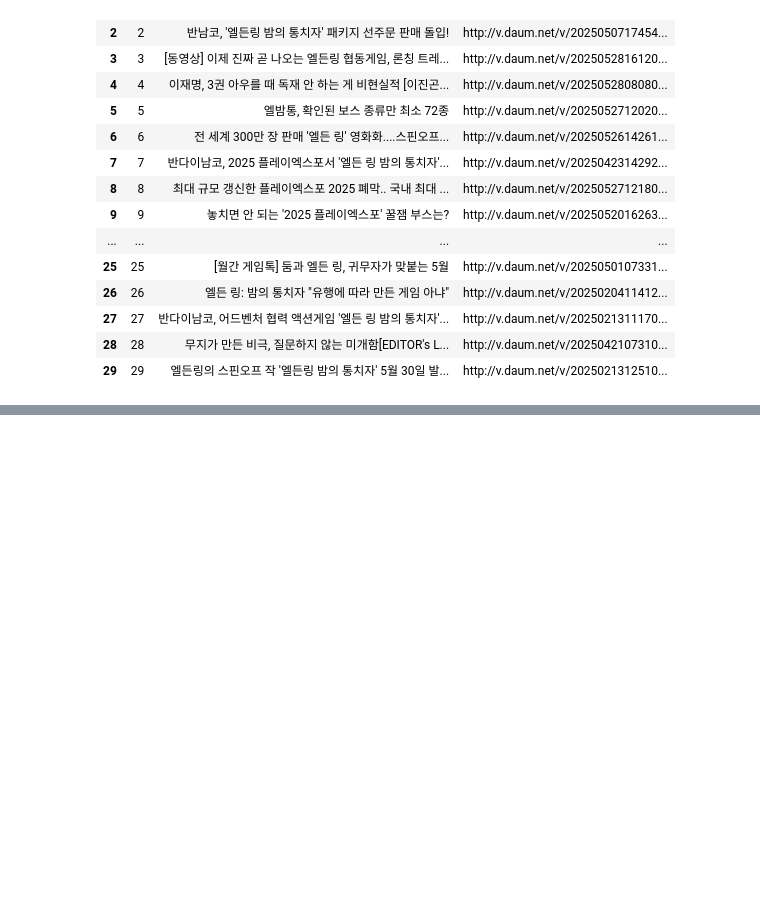
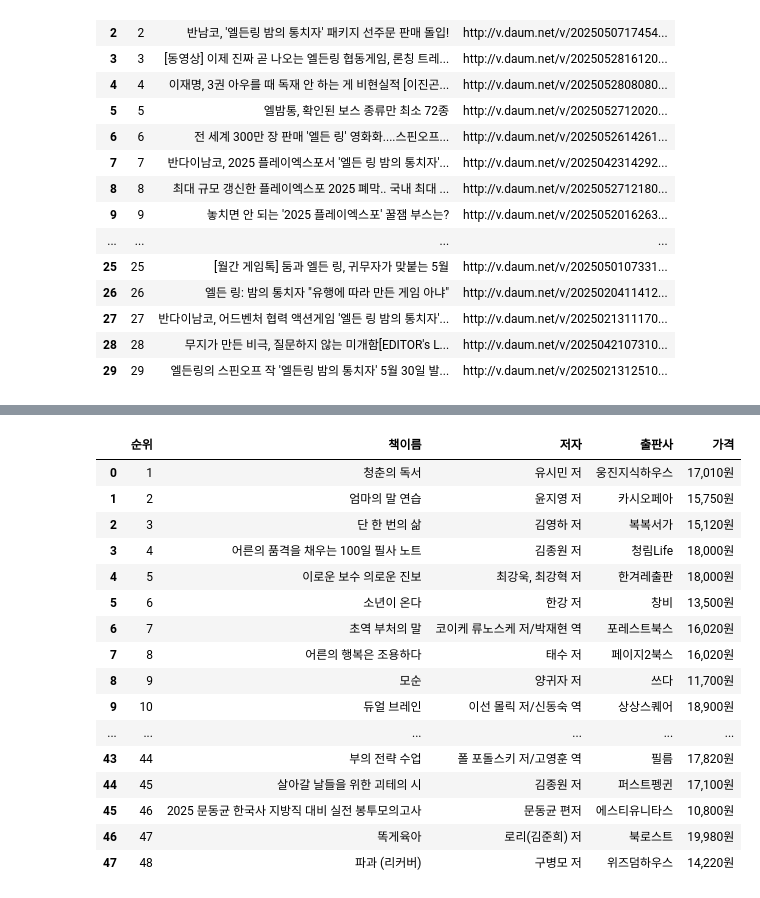
Before and after one commit to tangerineTaste/ai_x, a Jupyter notebook: source/01_python/ch14_웹데이터수집1_정적_공공api.ipynb, the cells around one changed output, grey strips where cells are left out. Drawn from its saved outputs; the diff is of its cells as text; code cells hidden in the pictures; blank space fills up the shorter version.

```diff
--- a/source/01_python/ch14_웹데이터수집1_정적_공공api.ipynb
+++ b/source/01_python/ch14_웹데이터수집1_정적_공공api.ipynb
@@ -455,0 +698,20 @@ pd.DataFrame(result1)
+# %%
+url = 'https://www.kma.go.kr/repositary/xml/fct/mon/img/fct_mon1rss_108_20250529.xml'
+response = urlopen(url)
+soup = BeautifulSoup(response, 'xml') # pip install lxml
+locals = soup.select('local_ta')
+items_list = []
+for local in locals:
+    local_ta_name = local.select_one('local_ta_name').text
+    week1_normalYear = local.select_one('week1_local_ta_similarRange').text
+    week1_similarRange = local.select_one('week1_local_ta_similarVal').text
+    week1_min = local.select_one('week1_local_ta_minVal').text
+    week1_max = local.select_one('week1_local_ta_maxVal').text
+    items_list.append({
+        '지역':local_ta_name,
+        '1주평년기온':week1_normalYear,
+        '1주범위':week1_similarRange,
+        '1주최고':week1_max,
+        '1주최저':week1_min
+    })
+pd.DataFrame(items_list)
@@ -455,0 +737,39 @@ pd.DataFrame(result1)
+# %%
+import requests
+import pandas as pd
+from bs4 import BeautifulSoup
+
+element = []
+result = []
+pages = 2
+for page in range(1, pages+1):
+    url = f'https://www.yes24.com/product/category/bestseller?categoryNumber=001&pageNumber={page}&pageSize=24'
+    response = requests.get(url)
+    soup = BeautifulSoup(response.text, 'html.parser')
+    element.extend(soup.select('div.item_info'))
+for idx,e in enumerate(element):
+    title = e.select_one('a.gd_name').text
+    auth = e.select_one('div.info_row > span.info_auth').text.strip()
+    pub = e.select_one('div.info_row > span.info_pub').text.strip()
+    price = e.select_one('div.info_row > strong.txt_num ').text
+    result.append([idx+1,title, auth, pub, price])
+pd.DataFrame(result, columns=['순위','책이름','저자','출판사','가격']).to_csv('data/ch14/예스24_책순위.csv',index=False)
+pd.DataFrame(result, columns=['순위','책이름','저자','출판사','가격'])
+# %% [output]
+|  | 순위 | 책이름 | 저자 | 출판사 | 가격 |
+| 0 | 1 | 청춘의 독서 | 유시민 저 | 웅진지식하우스 | 17,010원 |
+| 1 | 2 | 엄마의 말 연습 | 윤지영 저 | 카시오페아 | 15,750원 |
+| 2 | 3 | 단 한 번의 삶 | 김영하 저 | 복복서가 | 15,120원 |
+| 3 | 4 | 어른의 품격을 채우는 100일 필사 노트 | 김종원 저 | 청림Life | 18,000원 |
+| 4 | 5 | 이로운 보수 의로운 진보 | 최강욱, 최강혁 저 | 한겨레출판 | 18,000원 |
+| 5 | 6 | 소년이 온다 | 한강 저 | 창비 | 13,500원 |
+| 6 | 7 | 초역 부처의 말 | 코이케 류노스케 저/박재현 역 | 포레스트북스 | 16,020원 |
+| 7 | 8 | 어른의 행복은 조용하다 | 태수 저 | 페이지2북스 | 16,020원 |
+| 8 | 9 | 모순 | 양귀자 저 | 쓰다 | 11,700원 |
+| 9 | 10 | 듀얼 브레인 | 이선 몰릭 저/신동숙 역 | 상상스퀘어 | 18,900원 |
+| ... | ... | ... | ... | ... | ... |
+| 43 | 44 | 부의 전략 수업 | 폴 포돌스키 저/고영훈 역 | 필름 | 17,820원 |
+| 44 | 45 | 살아갈 날들을 위한 괴테의 시 | 김종원 저 | 퍼스트펭귄 | 17,100원 |
+| 45 | 46 | 2025 문동균 한국사 지방직 대비 실전 봉투모의고사 | 문동균 편저 | 에스티유니타스 | 10,800원 |
+| 46 | 47 | 똑게육아 | 로리(김준희) 저 | 북로스트 | 19,980원 |
+| 47 | 48 | 파과 (리커버) | 구병모 저 | 위즈덤하우스 | 14,220원 |
```
Also changed, not shown: parts of 25 cells of this notebook, 3 other files.
